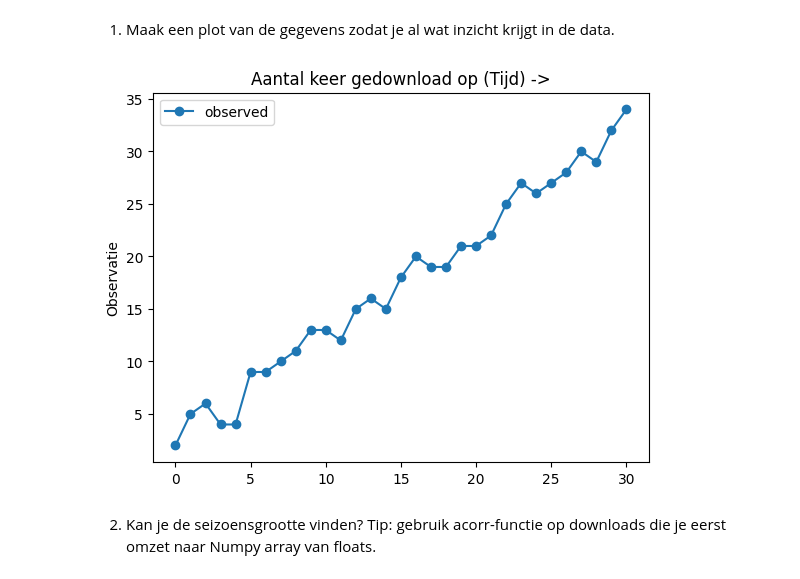
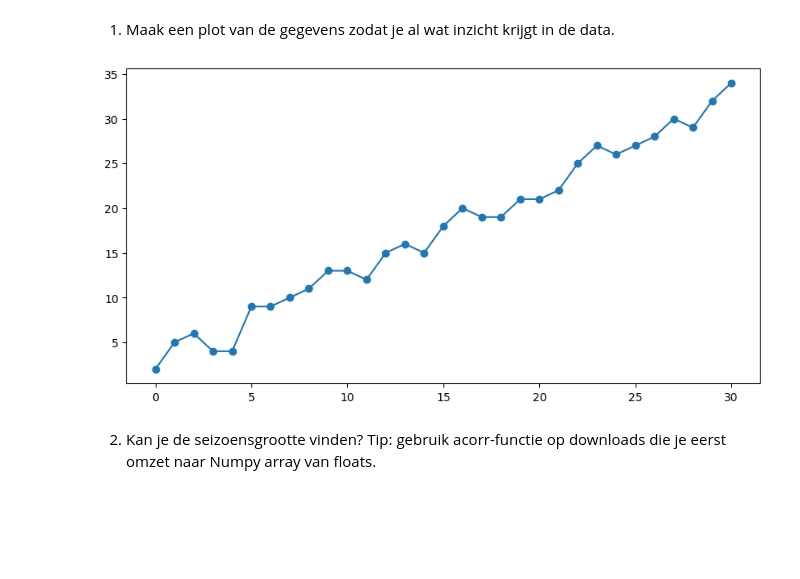
Before and after one commit to EliasDeHondt/DataScience1, a Jupyter notebook: W20P4/Populariteit van een app.ipynb, the cells around one changed output. Drawn from its saved outputs; the diff is of its cells as text; code cells hidden in the pictures; blank space fills up the shorter version.

```diff
--- a/W20P4/Populariteit van een app.ipynb
+++ b/W20P4/Populariteit van een app.ipynb
@@ -35,17 +34,15 @@ display(populariteitApp)
 | 30 | 2013-03-31 | 34.0 |
 # %% [markdown]
 1.	Maak een plot van de gegevens zodat je al wat inzicht krijgt in de data.
-# %%
-sd_model = seasonal_decompose(populariteitApp['downloads'], model='multiplicative', period=12)
-fig, axes = plt.subplots(nrows=1, ncols=1)
-
-axes.plot(sd_model.observed, 'o-', label='observed')
-axes.set_ylabel('Observatie')
-axes.set_title('Aantal keer gedownload op (Tijd) ->')
-axes.legend()
-plt.show()
-# %% [output]
-[figure, removed]
+# %%
+import matplotlib.pyplot as plt
+
+downloads = populariteitApp['downloads'] # Data
+
+fig, ax = plt.subplots(figsize=(10, 5))
+_ = ax.plot(downloads, marker='o')
+# %% [output]
+[figure, added]
 # %% [markdown]
 2.	Kan je de seizoensgrootte vinden?
 Tip: gebruik acorr-functie op downloads die je eerst omzet naar Numpy array van floats.
```
Also changed, not shown: parts of 13 cells of this notebook, 7 other files.
